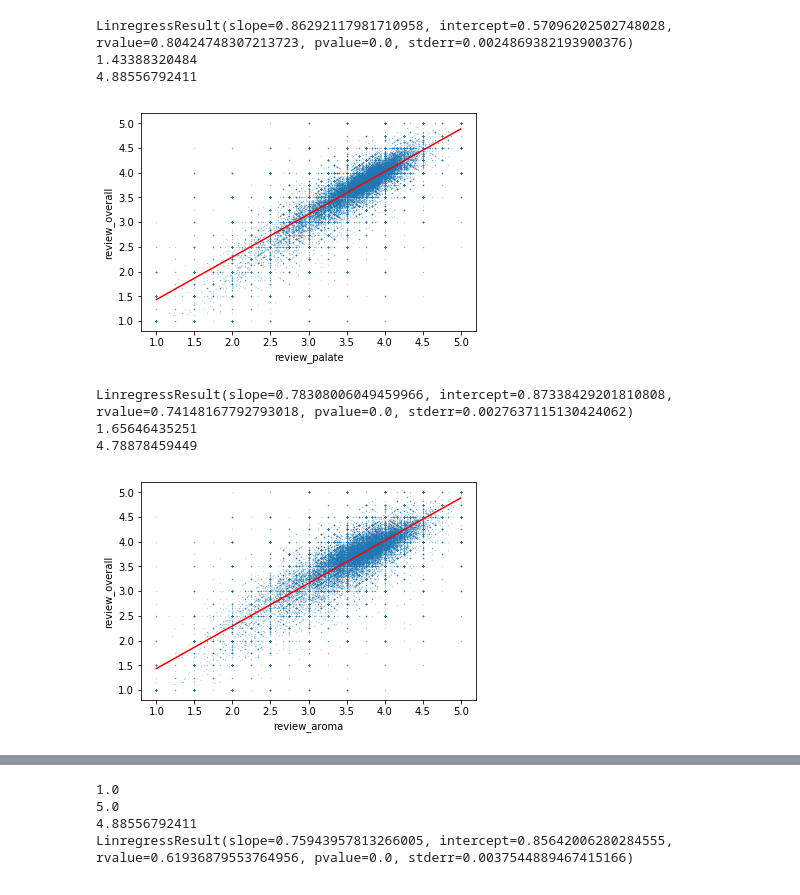
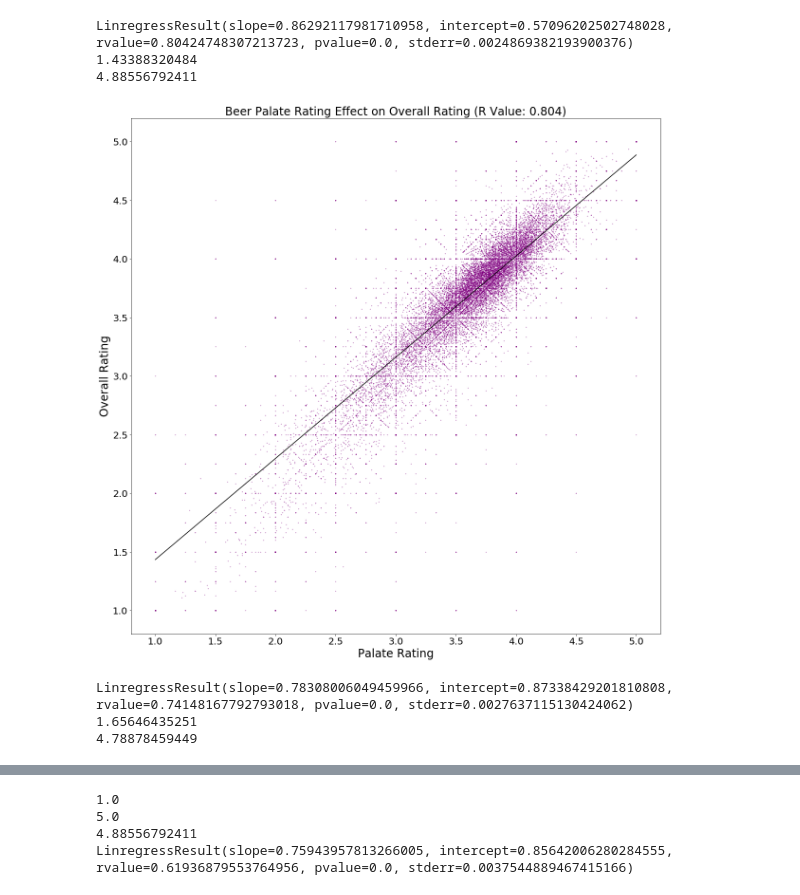
Before and after one commit to kreitlerj/Beer-Data-Project, a Jupyter notebook: Scatters_Lingwall.ipynb, the cells around one changed output, grey strips where cells are left out. Drawn from its saved outputs; the diff is of its cells as text; code cells hidden in the pictures.

Commit message:
cleaned up charts aesthetics

```diff
--- a/Scatters_Lingwall.ipynb
+++ b/Scatters_Lingwall.ipynb
@@ -84,13 +105,21 @@ LinregressResult(slope=0.86292117981710958, intercept=0.57096202502748028, rvalu
 1.43388320484
 4.88556792411
 # %%
-beer_df.plot.scatter('review_palate', 'review_overall', s=.1, alpha=.4)
+r = numpy.round(pr[2], 3)
+plt.figure(figsize=(20,20))
+plt.title(f'Beer Palate Rating Effect on Overall Rating (R Value: {r})', fontsize=24)
+plt.xlabel('Palate Rating', fontsize=24)
+plt.ylabel('Overall Rating', fontsize=24)
+plt.xticks(fontsize=20)
+plt.yticks(fontsize=20)
+plt.scatter(beer_df.review_palate, beer_df.review_overall, s=.5, alpha=.7, color='purple')
+#beer_df.plot.scatter('review_palate', 'review_overall', s=.1, alpha=.4, color='green')
 #lt.plot([1,2,3,4,5], pr[1] + pr[0] * x,'-')
-plt.plot([aroma_min,aroma_max],[p1,p2], 'r-')
+plt.plot([aroma_min,aroma_max],[p1,p2], 'k-')
 plt.savefig('palate.png', bbox_inches="tight")
 plt.show()
 # %% [output]
-[figure, old version]
+[figure, new version]
 # %%
 #aroma
 #ignore references to aroma
@@ -116,10 +145,3 @@ print(a2)
 LinregressResult(slope=0.78308006049459966, intercept=0.87338429201810808, rvalue=0.74148167792793018, pvalue=0.0, stderr=0.0027637115130424062)
 1.65646435251
 4.78878459449
-# %%
-beer_df.plot.scatter('review_aroma', 'review_overall', s=.1, alpha=.4 )
-plt.plot([aroma_min,aroma_max],[p1,p2], 'r-')
-plt.savefig('aroma.png', bbox_inches="tight")
-plt.show()
-# %% [output]
-[figure, removed]
```
Also changed, not shown: parts of 10 cells of this notebook, 10 other files.
